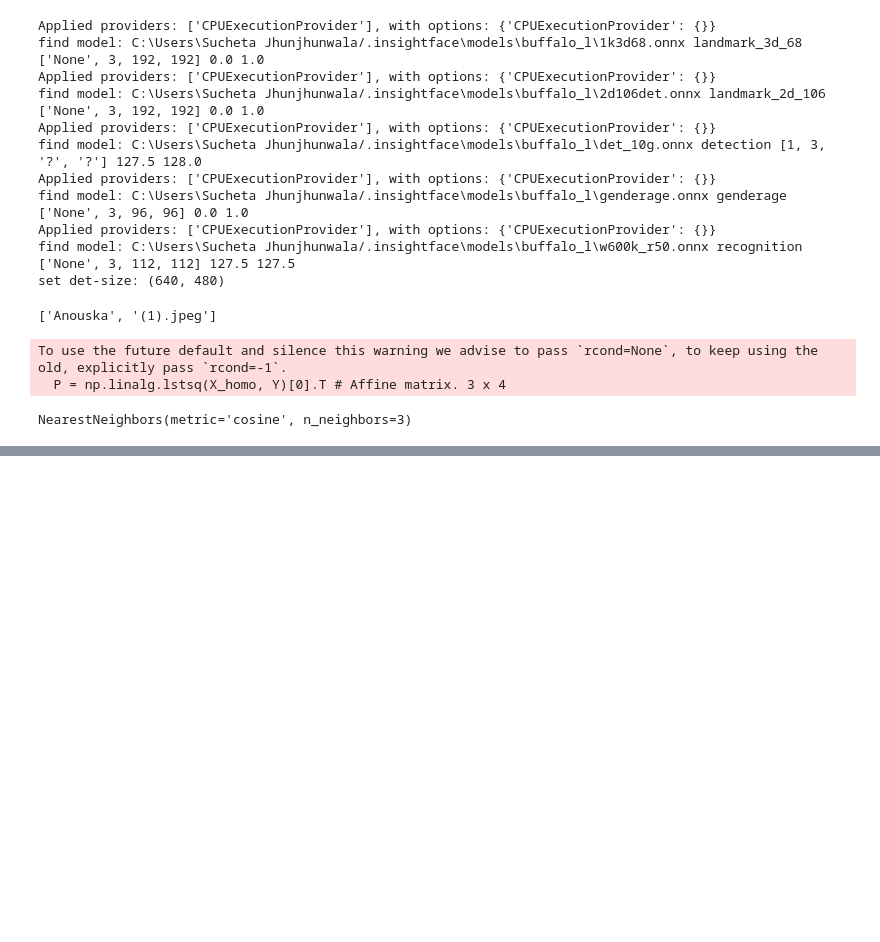
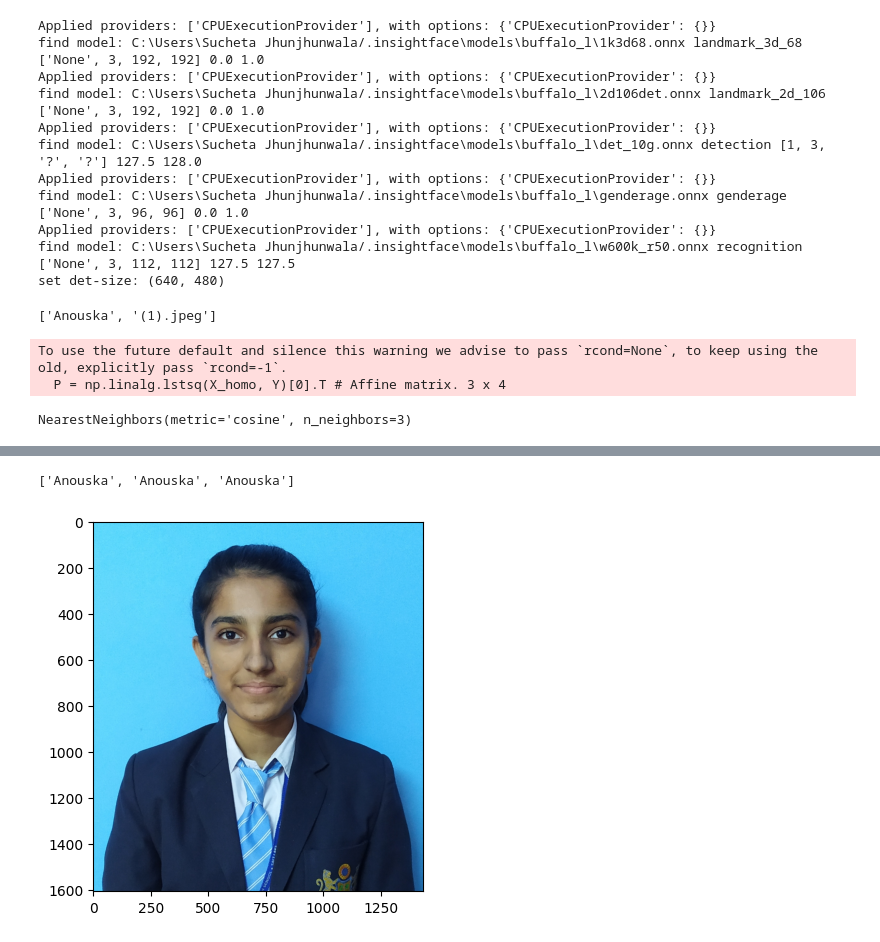
Before and after one commit to SuchetaJ/face_recognition_family, a Jupyter notebook: face_recognition.ipynb, the cells around one changed output, grey strips where cells are left out. Saved outputs shown, nothing was run; the diff lists cells and outputs as text; code cells hidden in the pictures; blank space fills up the shorter version.

```diff
--- a/face_recognition.ipynb
+++ b/face_recognition.ipynb
@@ -96,0 +110,6 @@ def knn(j):
+# %%
+import matplotlib.image as mpimg
+img = cv2.imread('Test_images/7.jpg')
+plt.imshow(cv2.cvtColor(img, cv2.COLOR_BGR2RGB ))
+print(knn('Test_images/7.jpg'))
+# %% [output]
@@ -97,3 +118,5 @@ def knn(j):
+['Anouska', 'Anouska', 'Anouska']
+[figure, added]
 # %%
 
 import gradio as gr
```
Also changed, not shown: parts of 4 cells of this notebook.
